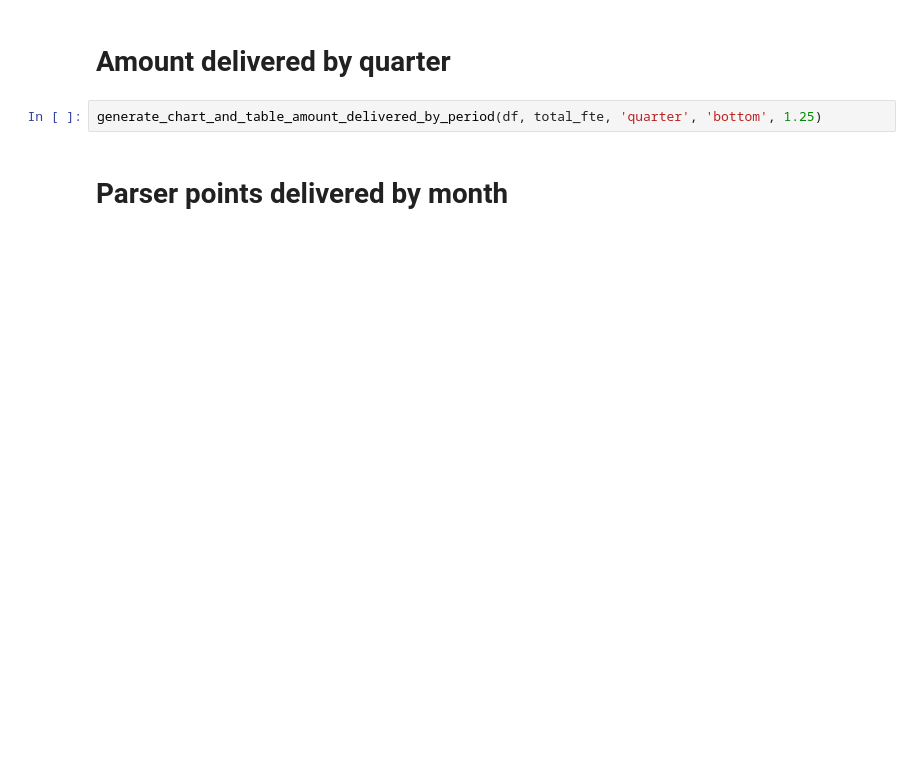
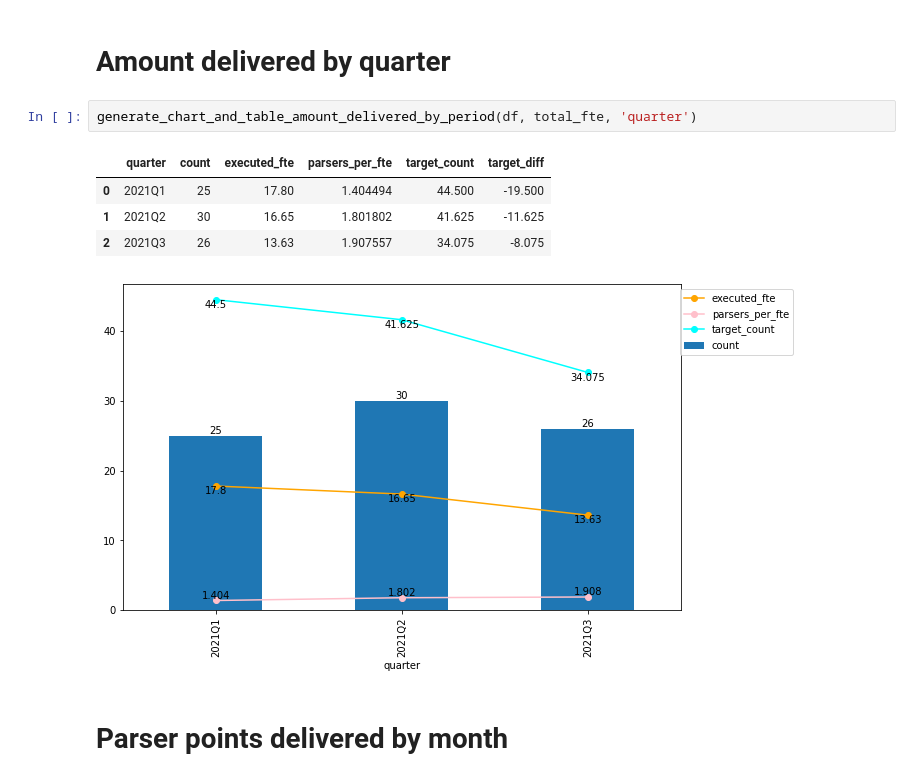
Before and after one commit to kieras/cbn-trello-analysis, a Jupyter notebook: cbn-trello.ipynb, the cells around one changed output. Saved outputs shown, nothing was run; the diff lists cells and outputs as text; blank space fills up the shorter version.

```diff
--- a/cbn-trello.ipynb
+++ b/cbn-trello.ipynb
@@ -637,7 +764,13 @@ generate_chart_and_table_amount_delivered_by_period(df, total_fte, 'month', 'bot
 # %% [markdown]
 # Amount delivered by quarter
 # %%
-generate_chart_and_table_amount_delivered_by_period(df, total_fte, 'quarter', 'bottom', 1.25)
+generate_chart_and_table_amount_delivered_by_period(df, total_fte, 'quarter')
+# %% [output]
+|  | quarter | count | executed_fte | parsers_per_fte | target_count | target_diff |
+| 0 | 2021Q1 | 25 | 17.80 | 1.404494 | 44.500 | -19.500 |
+| 1 | 2021Q2 | 30 | 16.65 | 1.801802 | 41.625 | -11.625 |
+| 2 | 2021Q3 | 26 | 13.63 | 1.907557 | 34.075 | -8.075 |
+[figure, added]
 # %% [markdown]
 # Parser points delivered by month
 # %%
```
Also changed, not shown: parts of 22 cells of this notebook.
